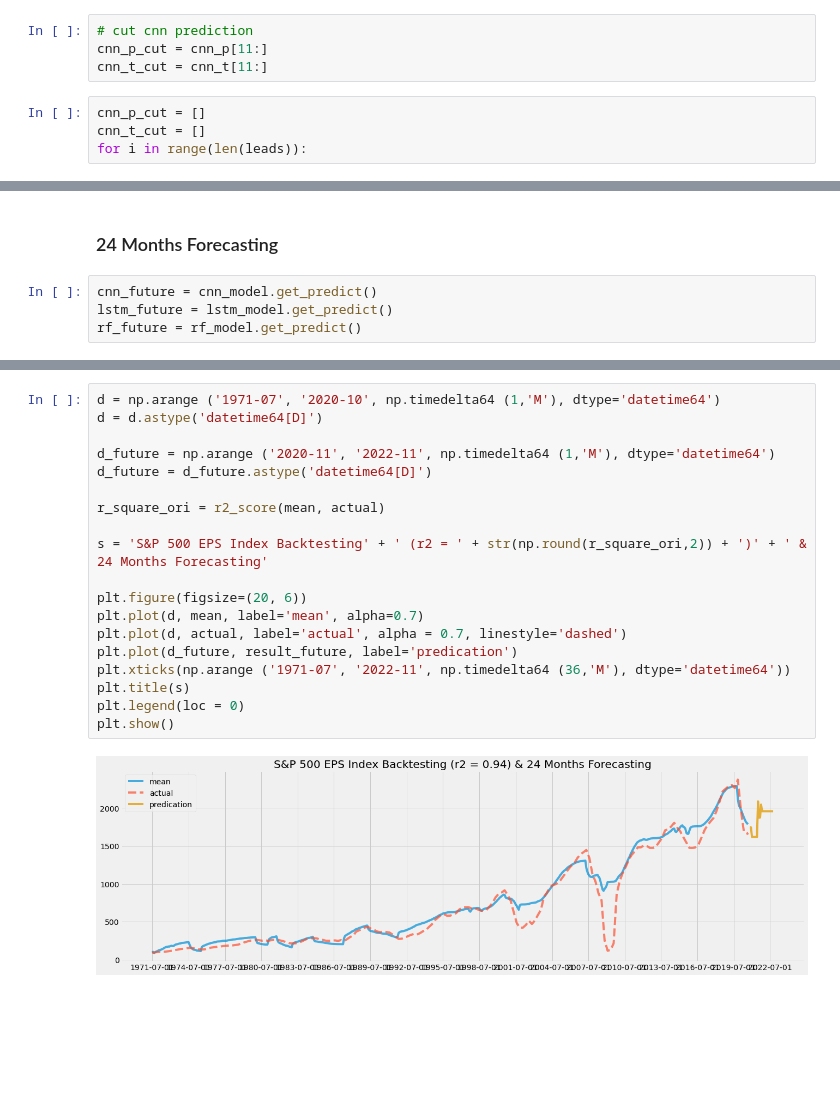
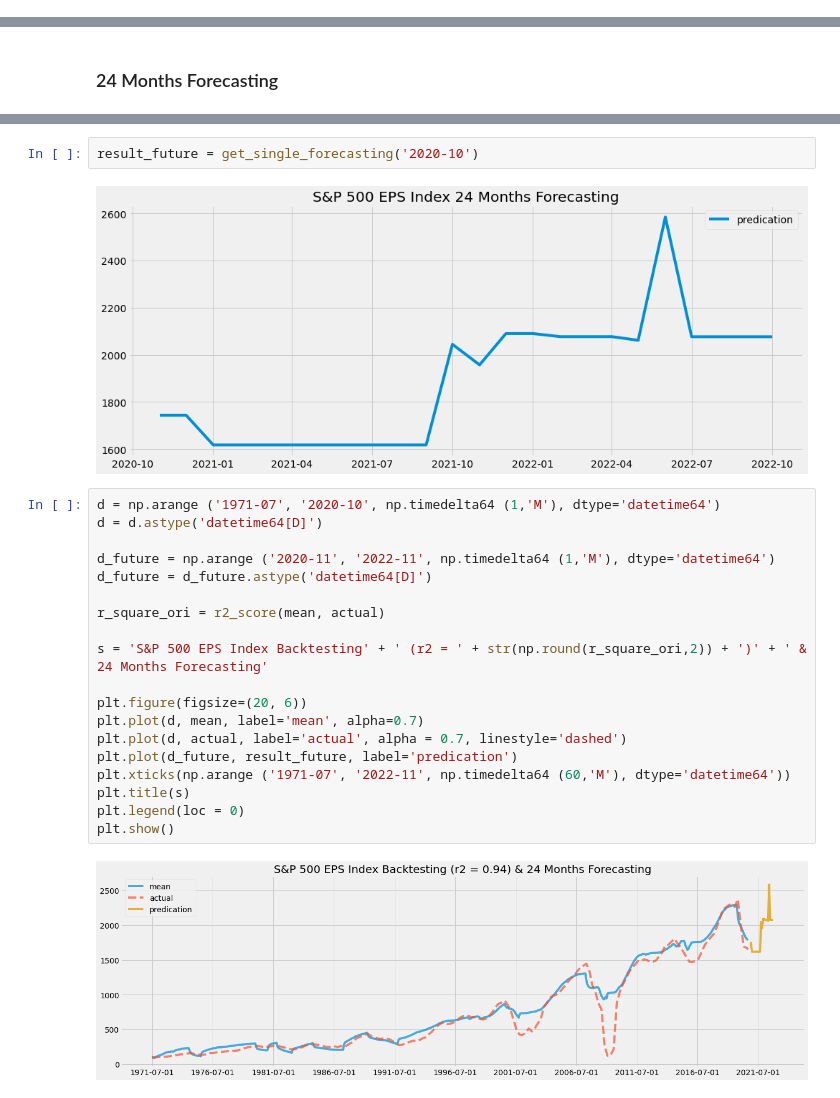
Before and after one commit to chenxd2/DSI-KPMG-Capstone, a Jupyter notebook: Ensemble_Backtesting.ipynb, the cells around one changed output, grey strips where cells are left out. Saved outputs shown, nothing was run; the diff lists cells and outputs as text; blank space fills up the shorter version.

Commit message:
forecasting method on backtesting

```diff
--- a/Ensemble_Backtesting.ipynb
+++ b/Ensemble_Backtesting.ipynb
@@ -40,10 +40,2 @@ lstm_model = AutoLSTM(data_name='data_1107.xlsx', target_name='SP500-EPS-Index',
 lstm_model.run(use_target=True, lags=lags, leads=leads)
 lstm_p, lstm_t = lstm_model.get_backtesting()
-# %%
-# cut cnn prediction
-cnn_p_cut = cnn_p[11:]
-cnn_t_cut = cnn_t[11:]
-# %%
-cnn_p_cut = []
-cnn_t_cut = []
-for i in range(len(leads)):
@@ -149,8 +139,4 @@ plt.show()
 [figure]
 # %% [markdown]
 ### 24 Months Forecasting
-# %%
-cnn_future = cnn_model.get_predict()
-lstm_future = lstm_model.get_predict()
-rf_future = rf_model.get_predict()
 # %%
@@ -211,21 +186,25 @@ plt.show()
+# %%
+result_future = get_single_forecasting('2020-10')
+# %% [output]
+[figure, added]
 # %%
 d = np.arange ('1971-07', '2020-10', np.timedelta64 (1,'M'), dtype='datetime64')
 d = d.astype('datetime64[D]')
 
 d_future = np.arange ('2020-11', '2022-11', np.timedelta64 (1,'M'), dtype='datetime64')
 d_future = d_future.astype('datetime64[D]')
 
 r_square_ori = r2_score(mean, actual)
 
 s = 'S&P 500 EPS Index Backtesting' + ' (r2 = ' + str(np.round(r_square_ori,2)) + ')' + ' & 24 Months Forecasting'
 
 plt.figure(figsize=(20, 6))
 plt.plot(d, mean, label='mean', alpha=0.7)
 plt.plot(d, actual, label='actual', alpha = 0.7, linestyle='dashed')
 plt.plot(d_future, result_future, label='predication')
-plt.xticks(np.arange ('1971-07', '2022-11', np.timedelta64 (36,'M'), dtype='datetime64'))
+plt.xticks(np.arange ('1971-07', '2022-11', np.timedelta64 (60,'M'), dtype='datetime64'))
 plt.title(s)
 plt.legend(loc = 0)
 plt.show()
 # %% [output]
-[figure, old version]
+[figure, new version]
```
Also changed, not shown: parts of 10 cells of this notebook.
